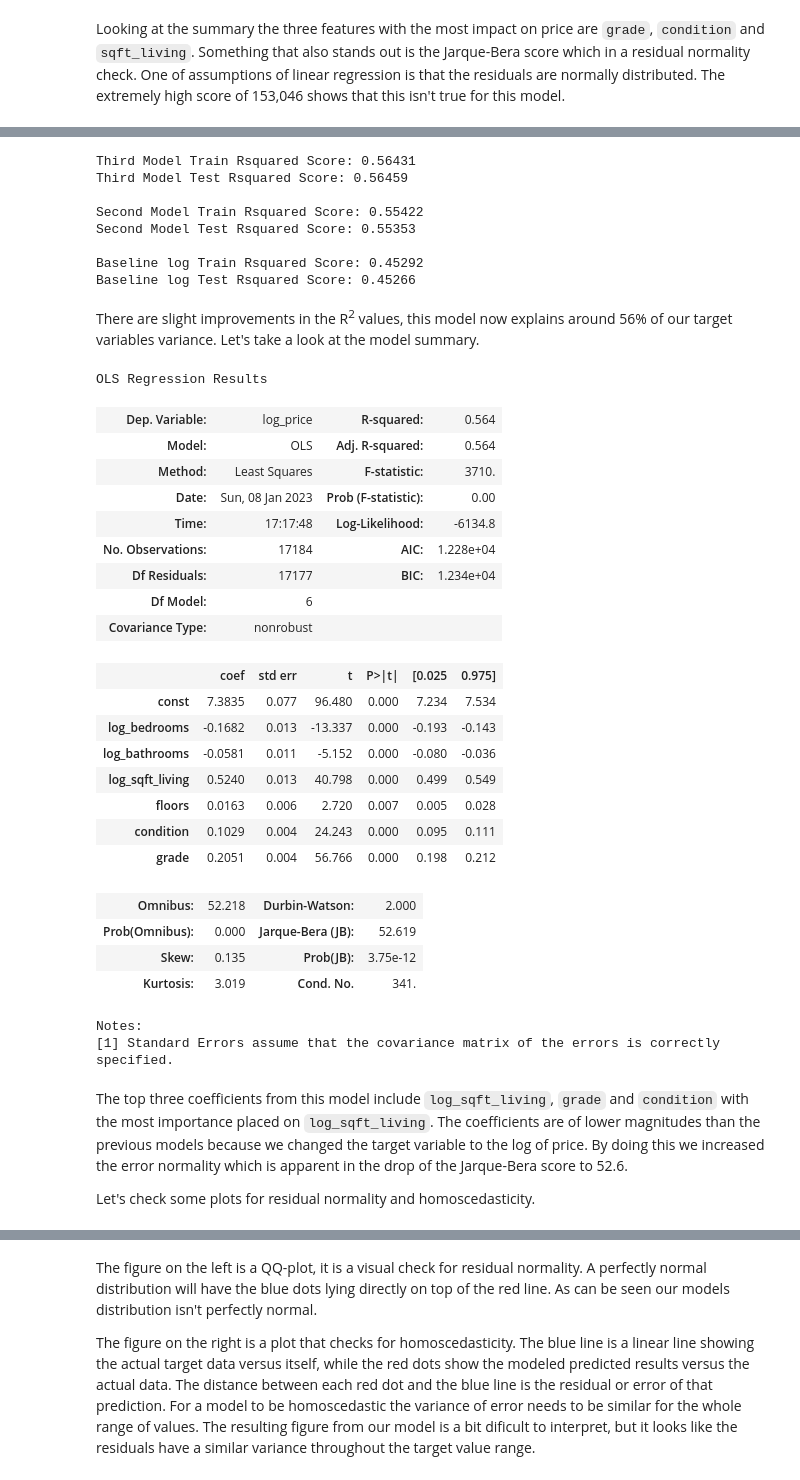
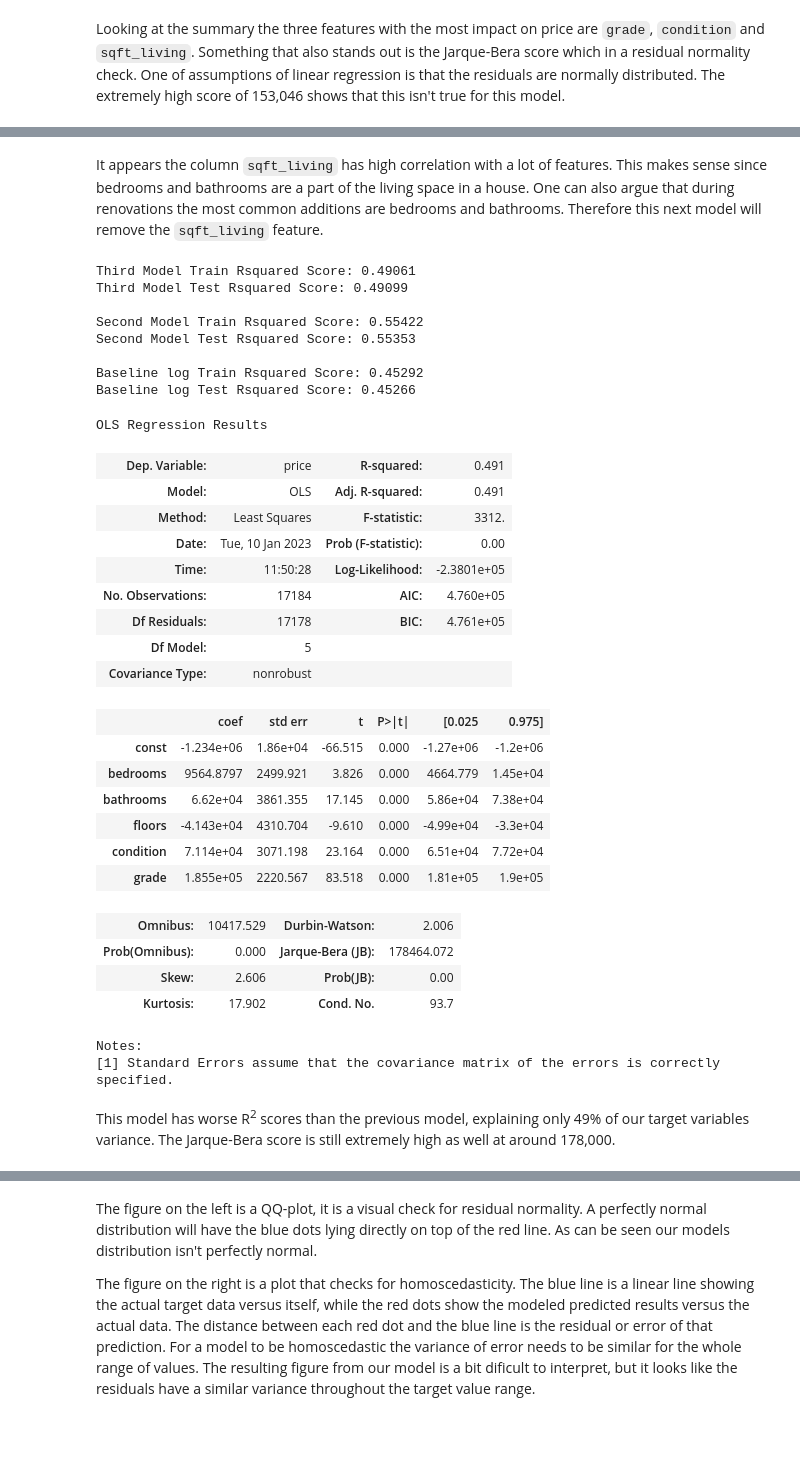
Before and after one commit to cschneck7/phase-2-project, a Jupyter notebook: EDA_and_Modelling.ipynb, the cells around one changed output, grey strips where cells are left out. Saved outputs shown, nothing was run; the diff lists cells and outputs as text; code cells hidden in the pictures; blank space fills up the shorter version.

Commit message:
Modified Modeling to omit complicated transformations, added log model ex and explanation

```diff
--- a/EDA_and_Modelling.ipynb
+++ b/EDA_and_Modelling.ipynb
@@ -410,6 +419,10 @@ While not perfectly linear, the logged features appear to be improved upon the p
+# %% [markdown]
+It appears the column `sqft_living` has high correlation with a lot of features. This makes sense since bedrooms and bathrooms are a part of the living space in a house. One can also argue that during renovations the most common additions are bedrooms and bathrooms. Therefore this next model will remove the `sqft_living` feature.
 # %%
+X_train_model3 = X_train.drop(columns='sqft_living', axis=1)
+
 # Cross validates training data from third model
-model3_results = dp.cross_val(X_train_log, y_train_log)
+model3_results = dp.cross_val(X_train_model3, y_train)
 
 # prints third models cross validation results
 print('Third Model Train Rsquared Score: {}'.format(round(model3_results['train_score'].mean(), 5)))
@@ -420,49 +433,44 @@ print('Second Model Train Rsquared Score: {}'.format(round(model2_results['train
 print('Second Model Test Rsquared Score: {}\n'.format(round(model2_results['test_score'].mean(), 5)))
 
 # prints baseline cross validation results
-print('Baseline log Train Rsquared Score: {}'.format(round(base_results_log['train_score'].mean(), 5)))
-print('Baseline log Test Rsquared Score: {}'.format(round(base_results_log['test_score'].mean(), 5)))
+print('Baseline Train Rsquared Score: {}'.format(round(base_results['train_score'].mean(), 5)))
+print('Baseline Test Rsquared Score: {}'.format(round(base_results['test_score'].mean(), 5)))
 # %% [output]
-Third Model Train Rsquared Score: 0.56431
-Third Model Test Rsquared Score: 0.56459
+Third Model Train Rsquared Score: 0.49061
+Third Model Test Rsquared Score: 0.49099
 
 Second Model Train Rsquared Score: 0.55422
 Second Model Test Rsquared Score: 0.55353
 
 Baseline log Train Rsquared Score: 0.45292
 Baseline log Test Rsquared Score: 0.45266
-# %% [markdown]
-There are slight improvements in the R<sup>2</sup> values, this model now explains around 56% of our target variables variance. Let's take a look at the model summary.
 # %%
 # Creates model using statsmodels, and prints summary
-model3 = dp.model_summary(X_train_log, y_train_log)
+model3 = dp.model_summary(X_train_model3, y_train)
 model3.summary()
 # %% [output]
 OLS Regression Results
-| Dep. Variable: | log_price | R-squared: | 0.564 |
-| Model: | OLS | Adj. R-squared: | 0.564 |
-| Method: | Least Squares | F-statistic: | 3710. |
-| Date: | Sun, 08 Jan 2023 | Prob (F-statistic): | 0.00 |
-| Time: | 17:17:48 | Log-Likelihood: | -6134.8 |
-| No. Observations: | 17184 | AIC: | 1.228e+04 |
-| Df Residuals: | 17177 | BIC: | 1.234e+04 |
-| Df Model: | 6 |  |  |
+| Dep. Variable: | price | R-squared: | 0.491 |
+| Model: | OLS | Adj. R-squared: | 0.491 |
+| Method: | Least Squares | F-statistic: | 3312. |
+| Date: | Tue, 10 Jan 2023 | Prob (F-statistic): | 0.00 |
+| Time: | 11:50:28 | Log-Likelihood: | -2.3801e+05 |
+| No. Observations: | 17184 | AIC: | 4.760e+05 |
+| Df Residuals: | 17178 | BIC: | 4.761e+05 |
+| Df Model: | 5 |  |  |
 | Covariance Type: | nonrobust |  |  |
 |  | coef | std err | t | P>|t| | [0.025 | 0.975] |
-| const | 7.3835 | 0.077 | 96.480 | 0.000 | 7.234 | 7.534 |
-| log_bedrooms | -0.1682 | 0.013 | -13.337 | 0.000 | -0.193 | -0.143 |
-| log_bathrooms | -0.0581 | 0.011 | -5.152 | 0.000 | -0.080 | -0.036 |
-| log_sqft_living | 0.5240 | 0.013 | 40.798 | 0.000 | 0.499 | 0.549 |
-| floors | 0.0163 | 0.006 | 2.720 | 0.007 | 0.005 | 0.028 |
-| condition | 0.1029 | 0.004 | 24.243 | 0.000 | 0.095 | 0.111 |
-| grade | 0.2051 | 0.004 | 56.766 | 0.000 | 0.198 | 0.212 |
+| const | -1.234e+06 | 1.86e+04 | -66.515 | 0.000 | -1.27e+06 | -1.2e+06 |
+| bedrooms | 9564.8797 | 2499.921 | 3.826 | 0.000 | 4664.779 | 1.45e+04 |
+| bathrooms | 6.62e+04 | 3861.355 | 17.145 | 0.000 | 5.86e+04 | 7.38e+04 |
+| floors | -4.143e+04 | 4310.704 | -9.610 | 0.000 | -4.99e+04 | -3.3e+04 |
+| condition | 7.114e+04 | 3071.198 | 23.164 | 0.000 | 6.51e+04 | 7.72e+04 |
+| grade | 1.855e+05 | 2220.567 | 83.518 | 0.000 | 1.81e+05 | 1.9e+05 |
-| Omnibus: | 52.218 | Durbin-Watson: | 2.000 |
-| Prob(Omnibus): | 0.000 | Jarque-Bera (JB): | 52.619 |
-| Skew: | 0.135 | Prob(JB): | 3.75e-12 |
-| Kurtosis: | 3.019 | Cond. No. | 341. |
+| Omnibus: | 10417.529 | Durbin-Watson: | 2.006 |
+| Prob(Omnibus): | 0.000 | Jarque-Bera (JB): | 178464.072 |
+| Skew: | 2.606 | Prob(JB): | 0.00 |
+| Kurtosis: | 17.902 | Cond. No. | 93.7 |
 Notes:
 [1] Standard Errors assume that the covariance matrix of the errors is correctly specified.
-# %% [markdown]
-The top three coefficients from this model include `log_sqft_living`, `grade` and `condition` with the most importance placed on `log_sqft_living`. The coefficients are of lower magnitudes than the previous models because we changed the target variable to the log of price. By doing this we increased the error normality which is apparent in the drop of the Jarque-Bera score to 52.6.
-
-Let's check some plots for residual normality and homoscedasticity.
+# %% [markdown]
+This model has worse R<sup>2</sup> scores than the previous model, explaining only 49% of our target variables variance. The Jarque-Bera score is still extremely high as well at around 178,000.
```
Also changed, not shown: parts of 27 cells of this notebook, 1 other file.
